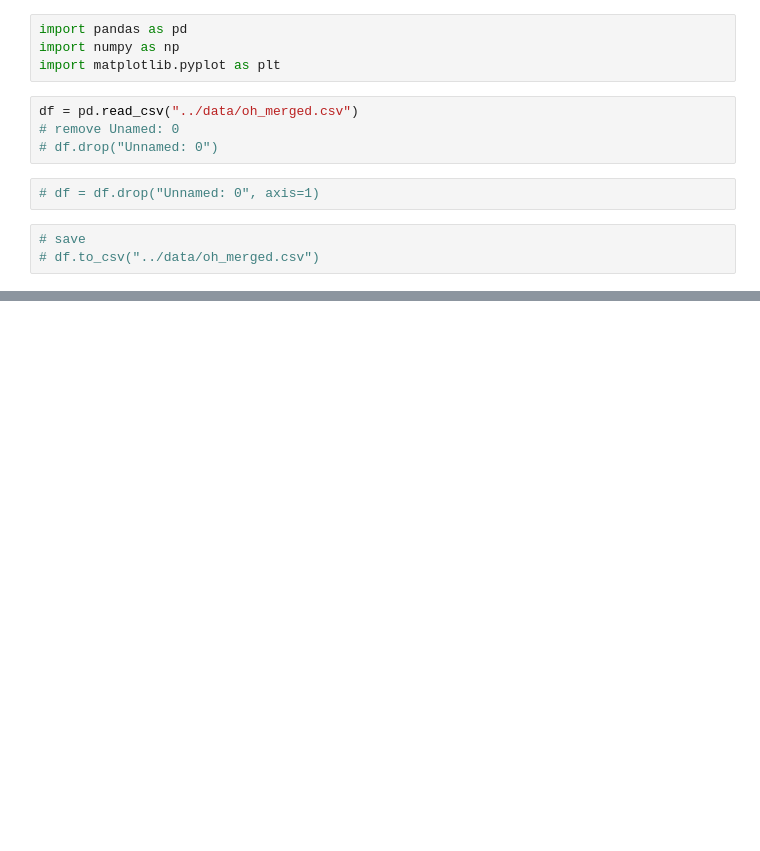
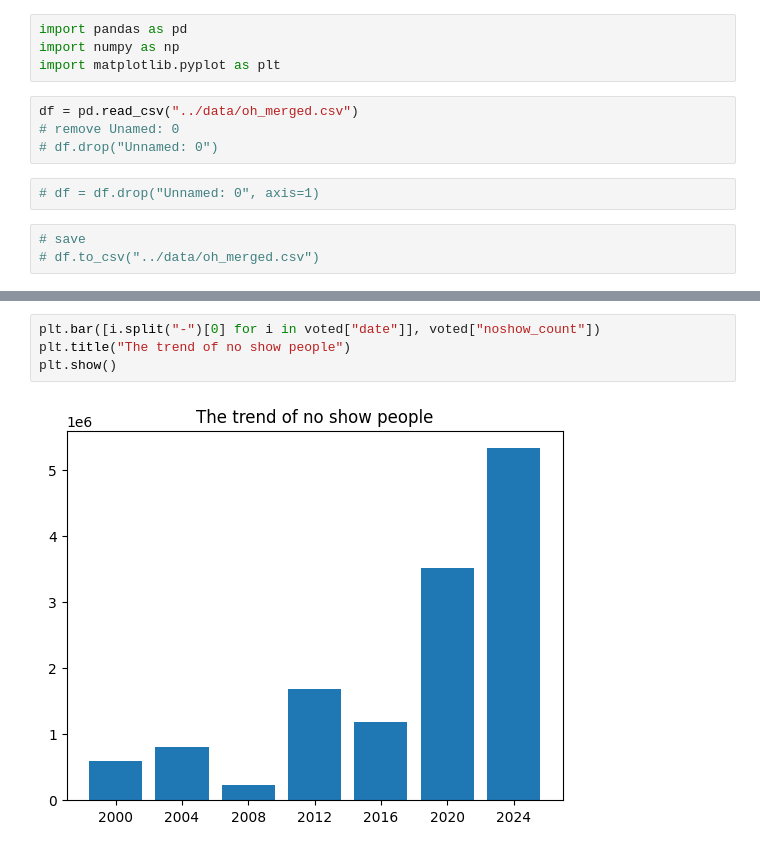
Before and after one commit to hunkim98/ohio_vote, a Jupyter notebook: eda/plot.ipynb, the cells around one changed output, grey strips where cells are left out. Saved outputs shown, nothing was run; the diff lists cells and outputs as text; blank space fills up the shorter version.

```diff
--- a/eda/plot.ipynb
+++ b/eda/plot.ipynb
@@ -26,0 +89,6 @@ df.head()
+# %%
+plt.bar([i.split("-")[0] for i in voted["date"]], voted["noshow_count"])
+plt.title("The trend of no show people")
+plt.show()
+# %% [output]
+[figure, added]
```
Also changed, not shown: parts of 13 cells of this notebook.
